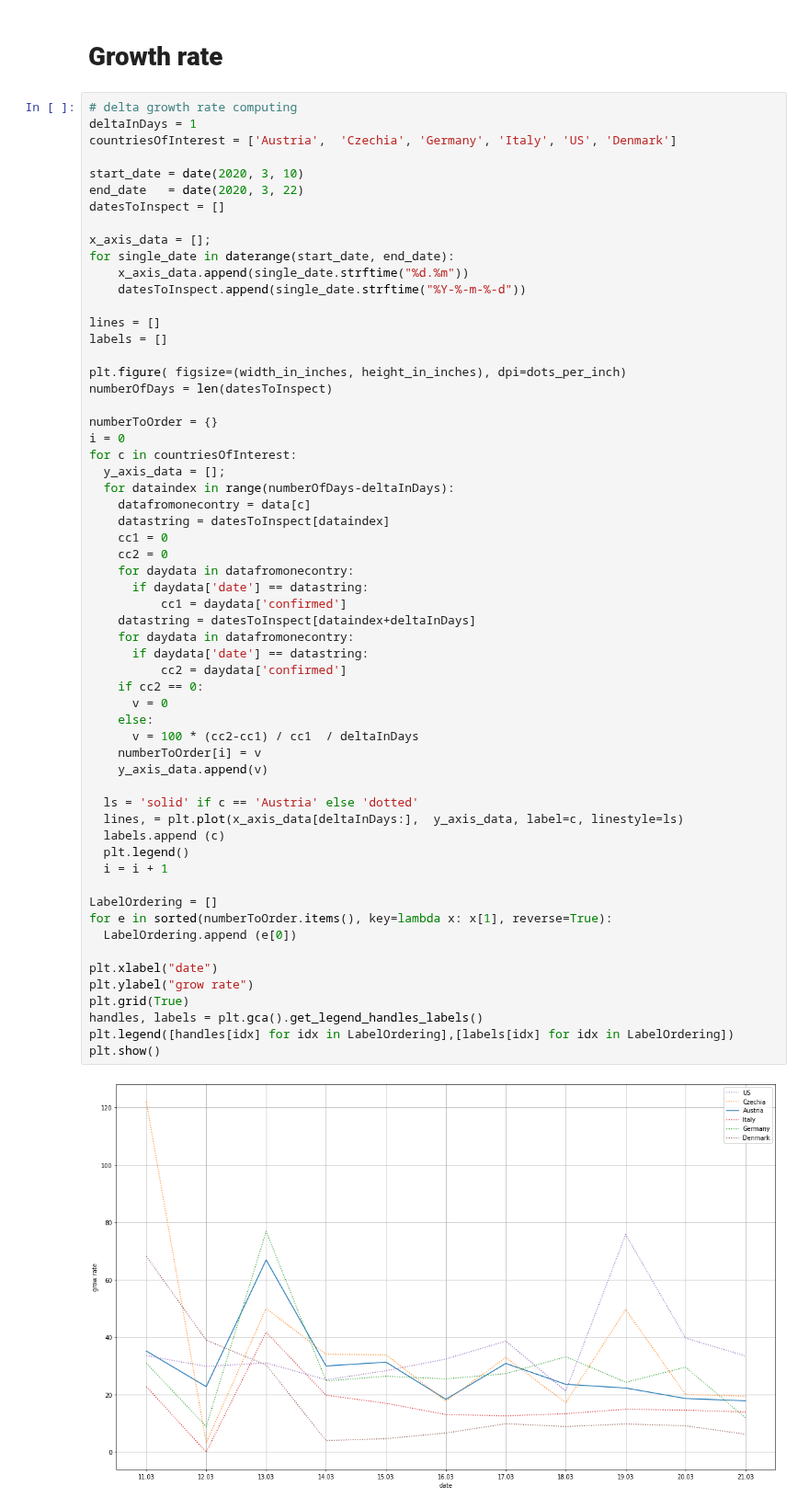
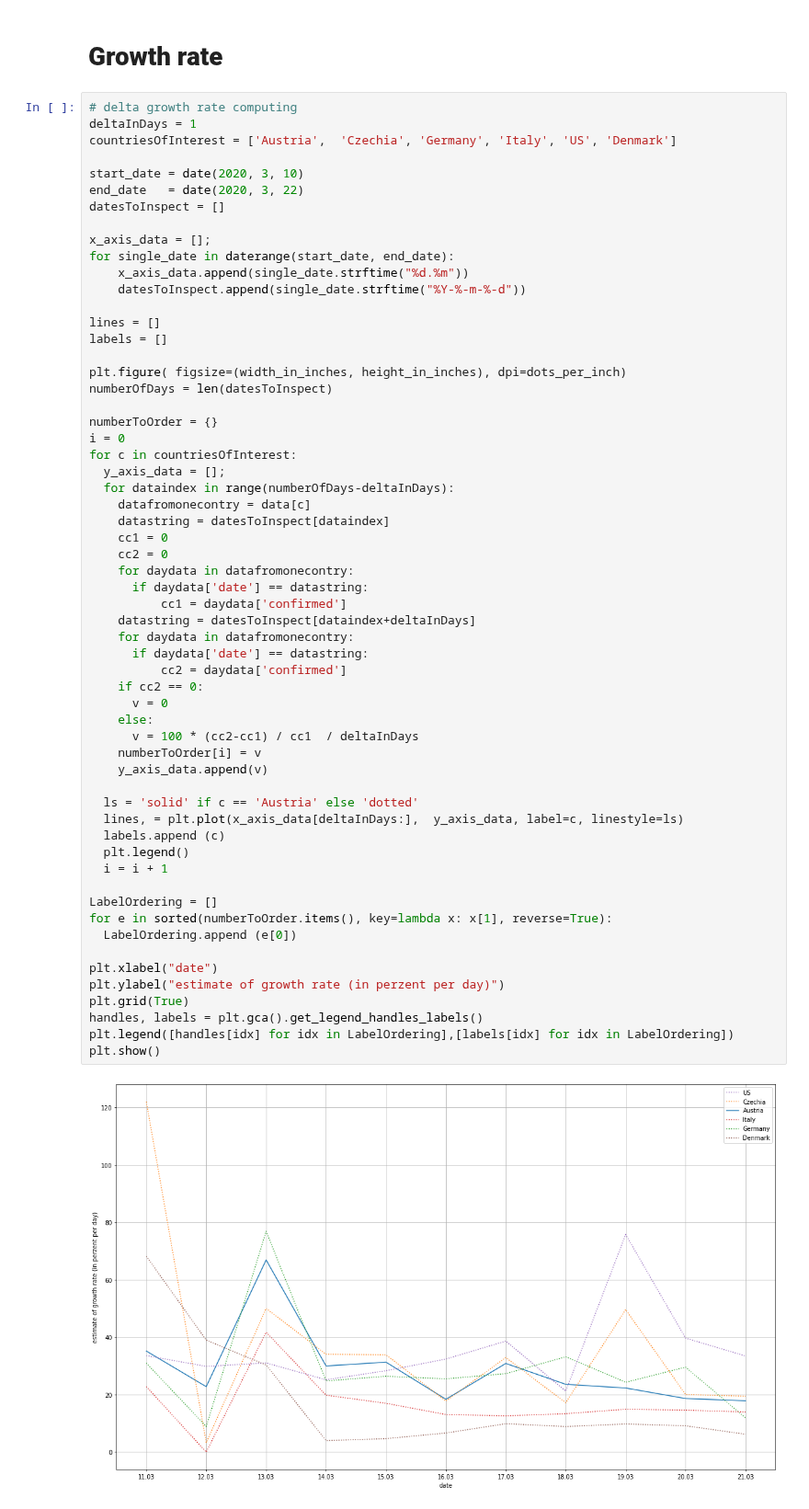
Before and after one commit to human-centered-ai-lab/app-covid-19-playground, a Jupyter notebook: covid_19_playground.ipynb, the cells around one changed output. Shown at 92% size. Cells and saved outputs as stored; diff of their text form.

```diff
--- a/covid_19_playground.ipynb
+++ b/covid_19_playground.ipynb
@@ -141,32 +141,32 @@ for c in countriesOfInterest:
     for daydata in datafromonecontry:
       if daydata['date'] == datastring:
           cc1 = daydata['confirmed']
     datastring = datesToInspect[dataindex+deltaInDays]
     for daydata in datafromonecontry:
       if daydata['date'] == datastring:
           cc2 = daydata['confirmed']
     if cc2 == 0:
       v = 0
     else:
       v = 100 * (cc2-cc1) / cc1  / deltaInDays
     numberToOrder[i] = v
     y_axis_data.append(v)
 
   ls = 'solid' if c == 'Austria' else 'dotted'
   lines, = plt.plot(x_axis_data[deltaInDays:],  y_axis_data, label=c, linestyle=ls)
   labels.append (c)
   plt.legend()
   i = i + 1
 
 LabelOrdering = []
 for e in sorted(numberToOrder.items(), key=lambda x: x[1], reverse=True):
   LabelOrdering.append (e[0])
 
 plt.xlabel("date")
-plt.ylabel("grow rate")
+plt.ylabel("estimate of growth rate (in perzent per day)")
 plt.grid(True)
 handles, labels = plt.gca().get_legend_handles_labels()
 plt.legend([handles[idx] for idx in LabelOrdering],[labels[idx] for idx in LabelOrdering])
 plt.show()
 # %% [output]
-[figure, old version]
+[figure, new version]
```
